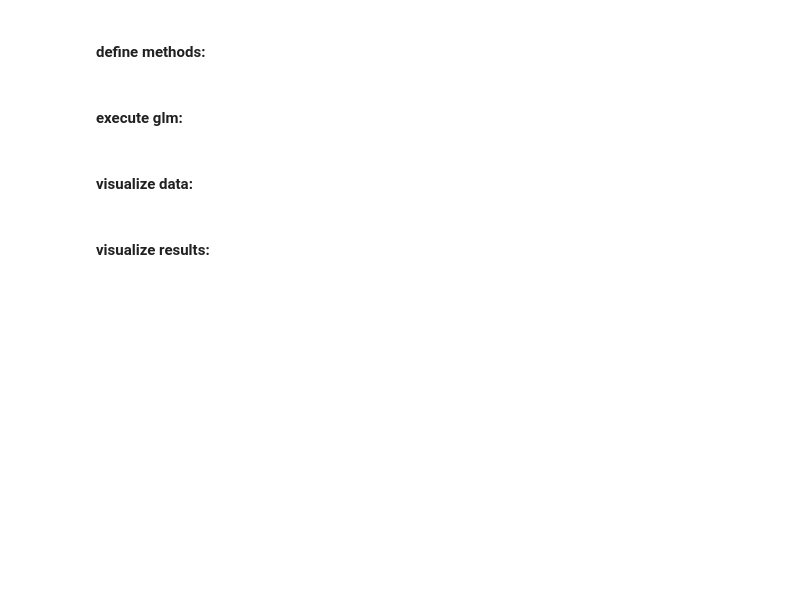
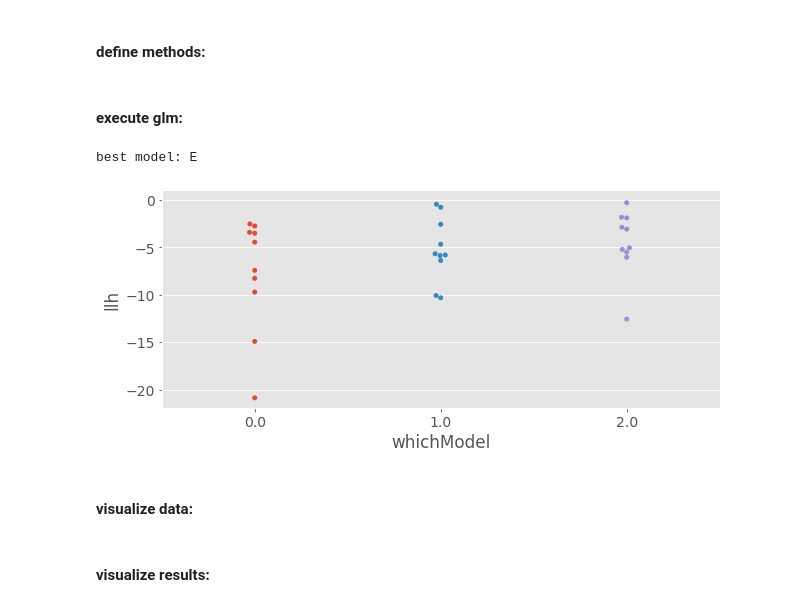
Before and after one commit to jncarpen/GLM-eb, a Jupyter notebook: GLM-eb.ipynb, the cells around one changed output. Saved outputs shown, nothing was run; the diff lists cells and outputs as text; code cells hidden in the pictures; blank space fills up the shorter version.

Commit message:
select best model

```diff
--- a/GLM-eb.ipynb
+++ b/GLM-eb.ipynb
@@ -344,27 +429,63 @@ class glm:
 # %%
 # initialize class instance
 g = glm(ST,P,hd)
 
 # prepare the data
 posgrid_raw,bins = g.pos_map(nbins=10)
 ebgrid_raw,bins = g.eb_map(nbins=10, rp=[75,75])
 smooth_fr, raw_spktrn, filt, dt = g.conv_spktrain() # get spiketrain
 posgrid,ebgrid,spiketrain = g.speed_threshold(posgrid_raw,ebgrid_raw,raw_spktrn)
 
-# state matrix (+ expression) that we want to work with for the first model (PE)
-stateIn = [posgrid,ebgrid]
-statemat, expr = g.squish_statemat(spiketrain, stateIn, modelType='PE')
+# dictionaries with info about each model
+stateDict = {
+    0: [posgrid,ebgrid],
+    1: posgrid,
+    2: ebgrid
+}
 
-# get test/train indices
+labelDict = {
+    0: 'PE',
+    1: 'P',
+    2: 'E'
+}
+
+allModels = {}
+numModels = 3
+
+# get test/train indices (same for each model)
 kfoldIdx, kfoldIdx_df = g.kfoldSplit(nfolds=10)
 
-# optimize model parameters
-t = time.time()
-kres,train_y, test_y, train_x, test_x, train_y_raw, test_y_raw= g.kfoldOptim(kfoldIdx_df,statemat)
-elapsed = time.time() - t
+for model in range(numModels):
+    modelDict = {}
+    # get state matrix
+    stateIn = stateDict[model]
+    statemat, expr = g.squish_statemat(spiketrain, stateIn, modelType=labelDict[model])
 
-# check the model fit
-testfit = g.get_testFit(kres,train_y,test_y,train_x,test_x,train_y_raw,test_y_raw)
+    # optimize model parameters
+    kres,train_y, test_y, train_x, test_x, train_y_raw, test_y_raw= g.kfoldOptim(kfoldIdx_df,statemat)
+
+    # check the model fit
+    testfit = g.get_testFit(kres,train_y,test_y,train_x,test_x,train_y_raw,test_y_raw)
+
+    modelDict['kfoldIdx'] = kfoldIdx_df
+    modelDict['kres'] = kres
+    modelDict['train_y'] = train_y
+    modelDict['train_x'] = train_x
+    modelDict['test_y'] = test_y
+    modelDict['test_x'] = test_x
+    modelDict['train_y_raw'] = train_y_raw
+    modelDict['test_y_raw'] = test_y_raw
+    modelDict['testfit'] = testfit
+
+    # save in allModels dictionary
+    allModels[model] = modelDict
+
+llh, bestModel = g.findBestModel(modelDict)
+
+g.plot_llh(allModels)
+# %% [output]
+best model: E
+[figure, added]
 # %% [markdown]
 #### visualize data:
 # %%
```
Also changed, not shown: parts of 3 cells of this notebook.
